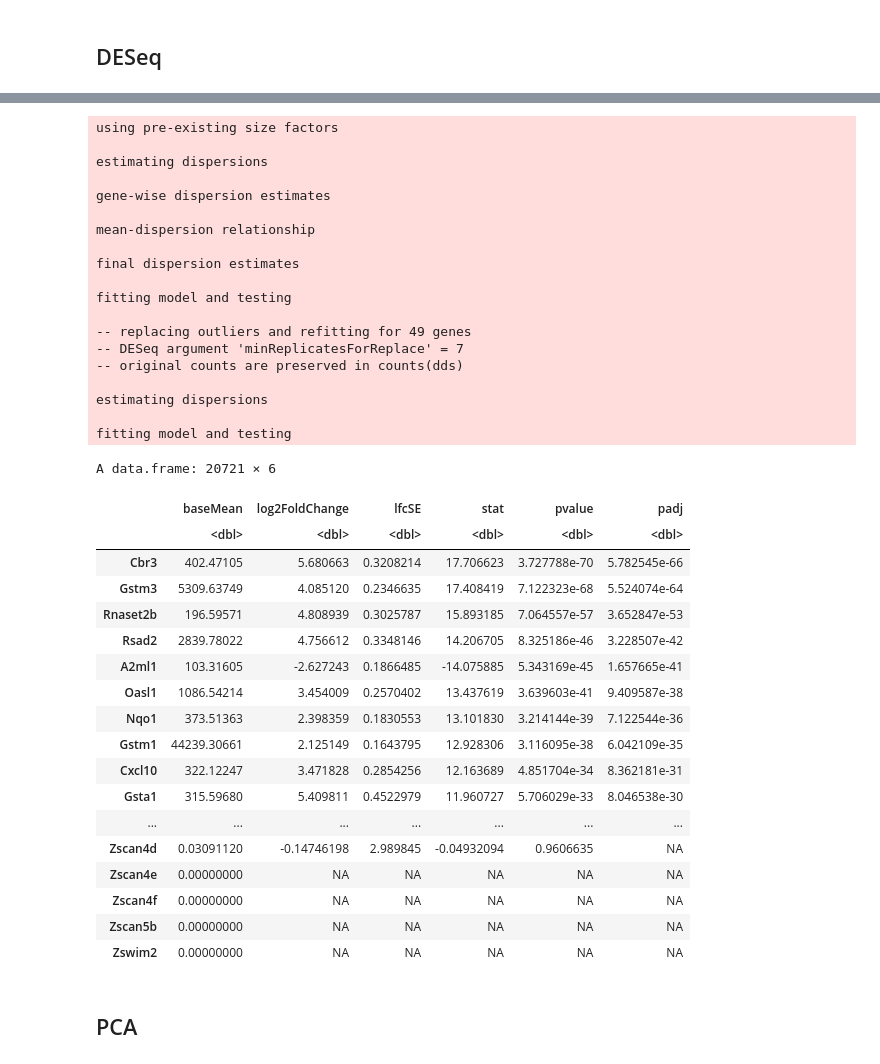
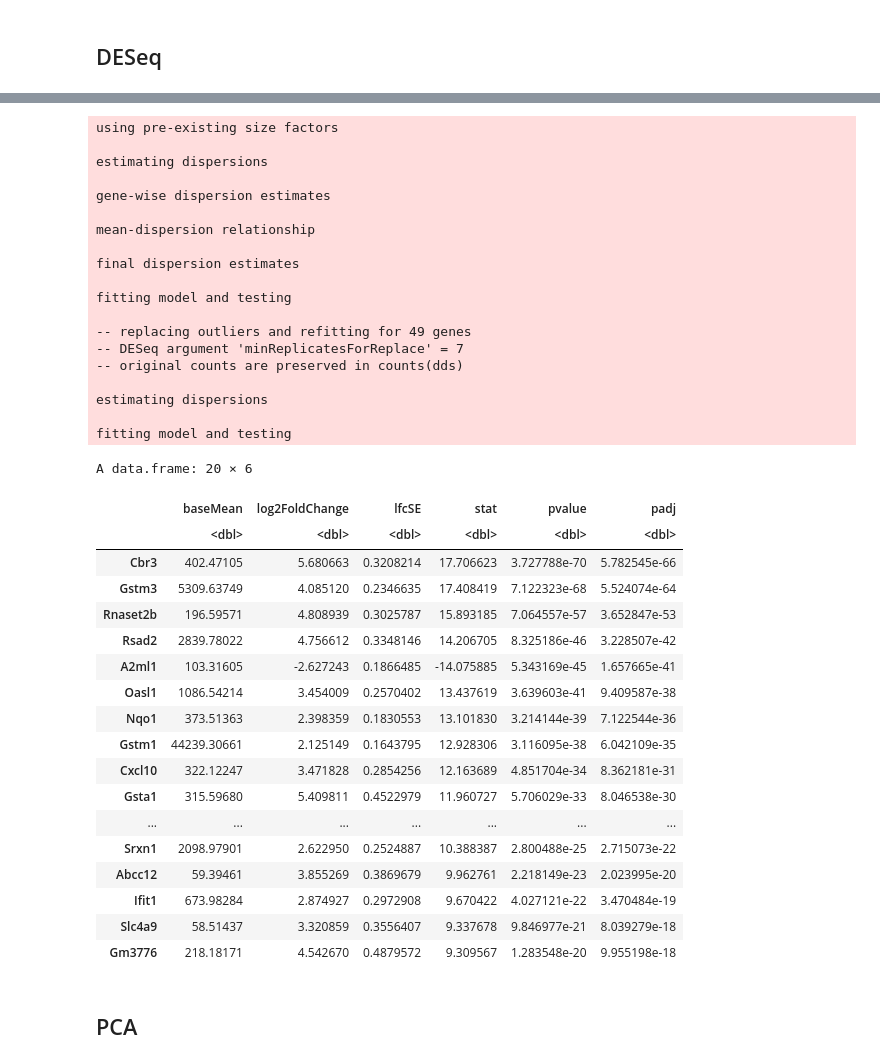
Before and after one commit to pritykinlab/bulkrna-differential-analysis, a Jupyter notebook: agt7/agt7_analyses.ipynb, the cells around one changed output, grey strips where cells are left out. Drawn from its saved outputs; the diff is of its cells as text; code cells hidden in the pictures.

```diff
--- a/agt7/agt7_analyses.ipynb
+++ b/agt7/agt7_analyses.ipynb
@@ -258,7 +259,7 @@ res_liver_adj_gender <- get_de_genes(dds_liver_adj_gender$dds, "Mouse_Genotype_C
 res_liver_adj_gender_ordered <- res_liver_adj_gender$res[order(res_liver_adj_gender$res$padj),]
 
 # view the results
-View(as.data.frame(res_liver_adj_gender_ordered))
+View(head(as.data.frame(res_liver_adj_gender_ordered), 20))
 
 # save results to csv file
 write.csv(as.data.frame(res_liver_adj_gender_ordered), file = "res_liver_adj_gender_ordered.csv")
@@ -268,39 +269,39 @@ using pre-existing size factors
 estimating dispersions
 
 gene-wise dispersion estimates
 
 mean-dispersion relationship
 
 final dispersion estimates
 
 fitting model and testing
 
 -- replacing outliers and refitting for 49 genes
 -- DESeq argument 'minReplicatesForReplace' = 7
 -- original counts are preserved in counts(dds)
 
 estimating dispersions
 
 fitting model and testing
-A data.frame: 20721 × 6
+A data.frame: 20 × 6
 |  | baseMean | log2FoldChange | lfcSE | stat | pvalue | padj |
 |  | <dbl> | <dbl> | <dbl> | <dbl> | <dbl> | <dbl> |
 | Cbr3 | 402.47105 | 5.680663 | 0.3208214 | 17.706623 | 3.727788e-70 | 5.782545e-66 |
 | Gstm3 | 5309.63749 | 4.085120 | 0.2346635 | 17.408419 | 7.122323e-68 | 5.524074e-64 |
 | Rnaset2b | 196.59571 | 4.808939 | 0.3025787 | 15.893185 | 7.064557e-57 | 3.652847e-53 |
 | Rsad2 | 2839.78022 | 4.756612 | 0.3348146 | 14.206705 | 8.325186e-46 | 3.228507e-42 |
 | A2ml1 | 103.31605 | -2.627243 | 0.1866485 | -14.075885 | 5.343169e-45 | 1.657665e-41 |
 | Oasl1 | 1086.54214 | 3.454009 | 0.2570402 | 13.437619 | 3.639603e-41 | 9.409587e-38 |
 | Nqo1 | 373.51363 | 2.398359 | 0.1830553 | 13.101830 | 3.214144e-39 | 7.122544e-36 |
 | Gstm1 | 44239.30661 | 2.125149 | 0.1643795 | 12.928306 | 3.116095e-38 | 6.042109e-35 |
 | Cxcl10 | 322.12247 | 3.471828 | 0.2854256 | 12.163689 | 4.851704e-34 | 8.362181e-31 |
 | Gsta1 | 315.59680 | 5.409811 | 0.4522979 | 11.960727 | 5.706029e-33 | 8.046538e-30 |
 | ... | ... | ... | ... | ... | ... | ... |
-| Zscan4d | 0.03091120 | -0.14746198 | 2.989845 | -0.04932094 | 0.9606635 | NA |
-| Zscan4e | 0.00000000 | NA | NA | NA | NA | NA |
-| Zscan4f | 0.00000000 | NA | NA | NA | NA | NA |
-| Zscan5b | 0.00000000 | NA | NA | NA | NA | NA |
-| Zswim2 | 0.00000000 | NA | NA | NA | NA | NA |
+| Srxn1 | 2098.97901 | 2.622950 | 0.2524887 | 10.388387 | 2.800488e-25 | 2.715073e-22 |
+| Abcc12 | 59.39461 | 3.855269 | 0.3869679 | 9.962761 | 2.218149e-23 | 2.023995e-20 |
+| Ifit1 | 673.98284 | 2.874927 | 0.2972908 | 9.670422 | 4.027121e-22 | 3.470484e-19 |
+| Slc4a9 | 58.51437 | 3.320859 | 0.3556407 | 9.337678 | 9.846977e-21 | 8.039279e-18 |
+| Gm3776 | 218.18171 | 4.542670 | 0.4879572 | 9.309567 | 1.283548e-20 | 9.955198e-18 |
 # %% [markdown]
 ## PCA
 # %%
```
Also changed, not shown: parts of 3 cells of this notebook, 2 other files.
